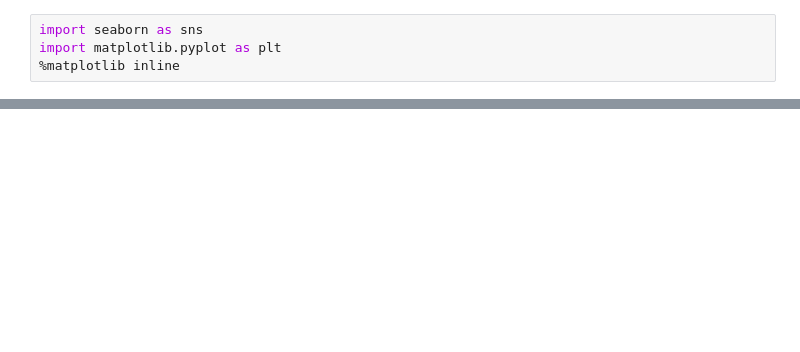
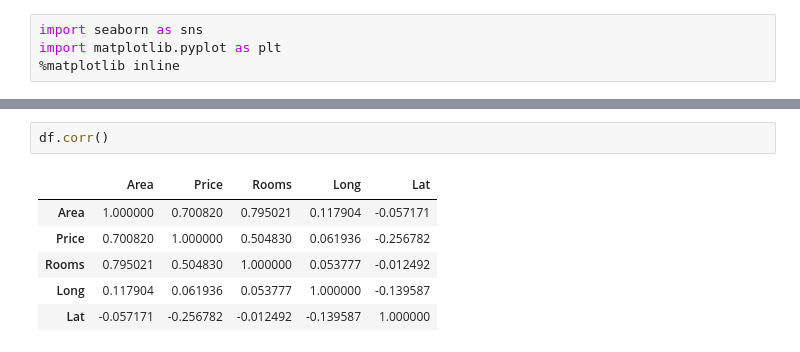
Before and after one commit to Bielicki/scraping_and_data_mining, a Jupyter notebook: warsaw_appartments.ipynb, the cells around one changed output, grey strips where cells are left out. Cells and saved outputs as stored; diff of their text form; blank space fills up the shorter version.

```diff
--- a/warsaw_appartments.ipynb
+++ b/warsaw_appartments.ipynb
@@ -241,0 +172,9 @@ plt.tight_layout()
+# %%
+df.corr()
+# %% [output]
+|  | Area | Price | Rooms | Long | Lat |
+| Area | 1.000000 | 0.700820 | 0.795021 | 0.117904 | -0.057171 |
+| Price | 0.700820 | 1.000000 | 0.504830 | 0.061936 | -0.256782 |
+| Rooms | 0.795021 | 0.504830 | 1.000000 | 0.053777 | -0.012492 |
+| Long | 0.117904 | 0.061936 | 0.053777 | 1.000000 | -0.139587 |
+| Lat | -0.057171 | -0.256782 | -0.012492 | -0.139587 | 1.000000 |
```
Also changed, not shown: parts of 41 cells of this notebook, 3 other files.
